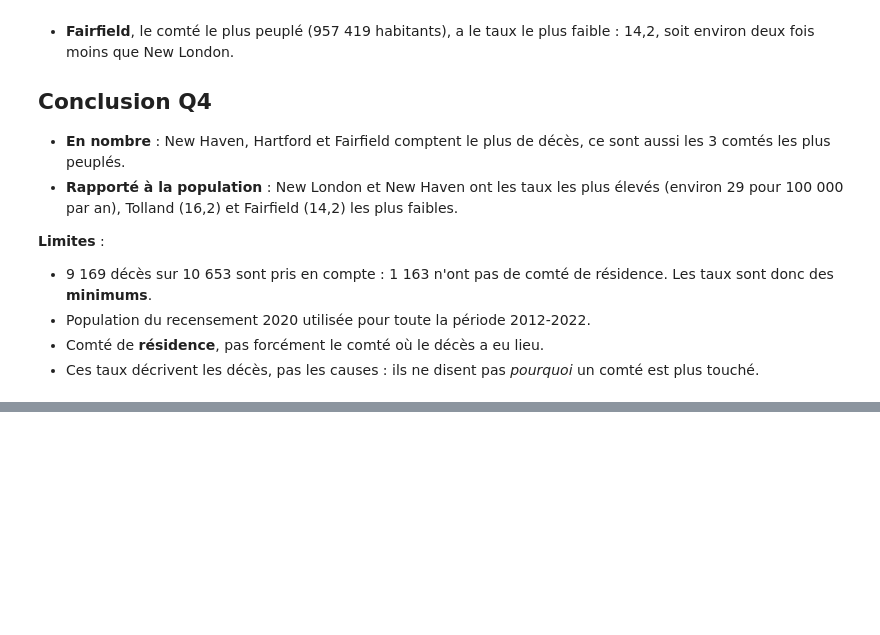
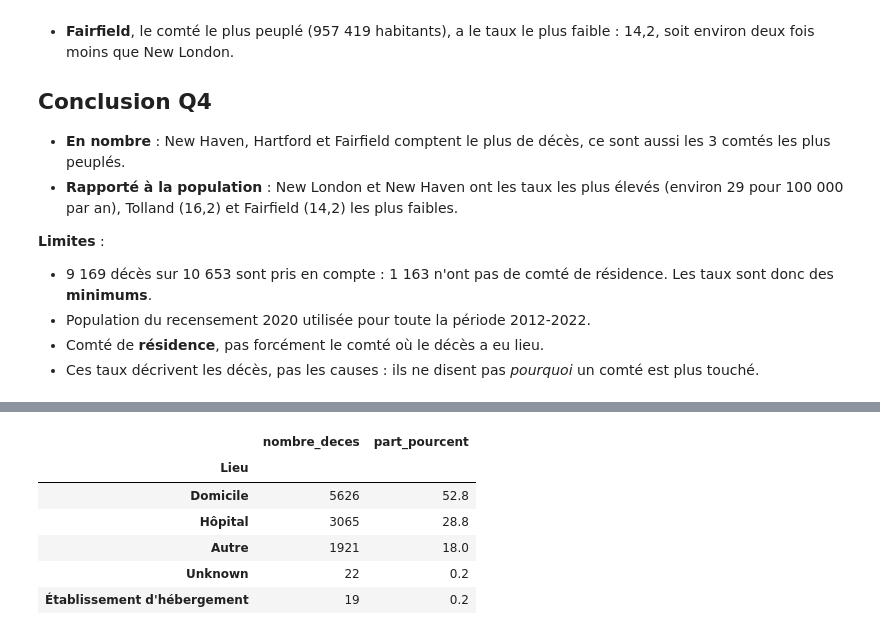
Before and after one commit to NoeChv-n/projet-analyse-overdose, a Jupyter notebook: notebooks/03_analyse.ipynb, the cells around one changed output, grey strips where cells are left out. Saved outputs shown, nothing was run; the diff lists cells and outputs as text; code cells hidden in the pictures; blank space fills up the shorter version.

```diff
--- a/notebooks/03_analyse.ipynb
+++ b/notebooks/03_analyse.ipynb
@@ -534,0 +546,15 @@ plt.show()
+# %%
+nombre_par_lieu = deces["Lieu"].value_counts()
+part_par_lieu = deces["Lieu"].value_counts(normalize=True) * 100
+resume_lieux = pd.DataFrame({"nombre_deces": nombre_par_lieu,
+                             "part_pourcent": part_par_lieu.round(1)})
+assert resume_lieux["nombre_deces"].sum() == len(deces)
+resume_lieux
+# %% [output]
+|  | nombre_deces | part_pourcent |
+| Lieu |  |  |
+| Domicile | 5626 | 52.8 |
+| Hôpital | 3065 | 28.8 |
+| Autre | 1921 | 18.0 |
+| Unknown | 22 | 0.2 |
+| Établissement d'hébergement | 19 | 0.2 |
```
Also changed, not shown: parts of 7 cells of this notebook, 1 other file.
